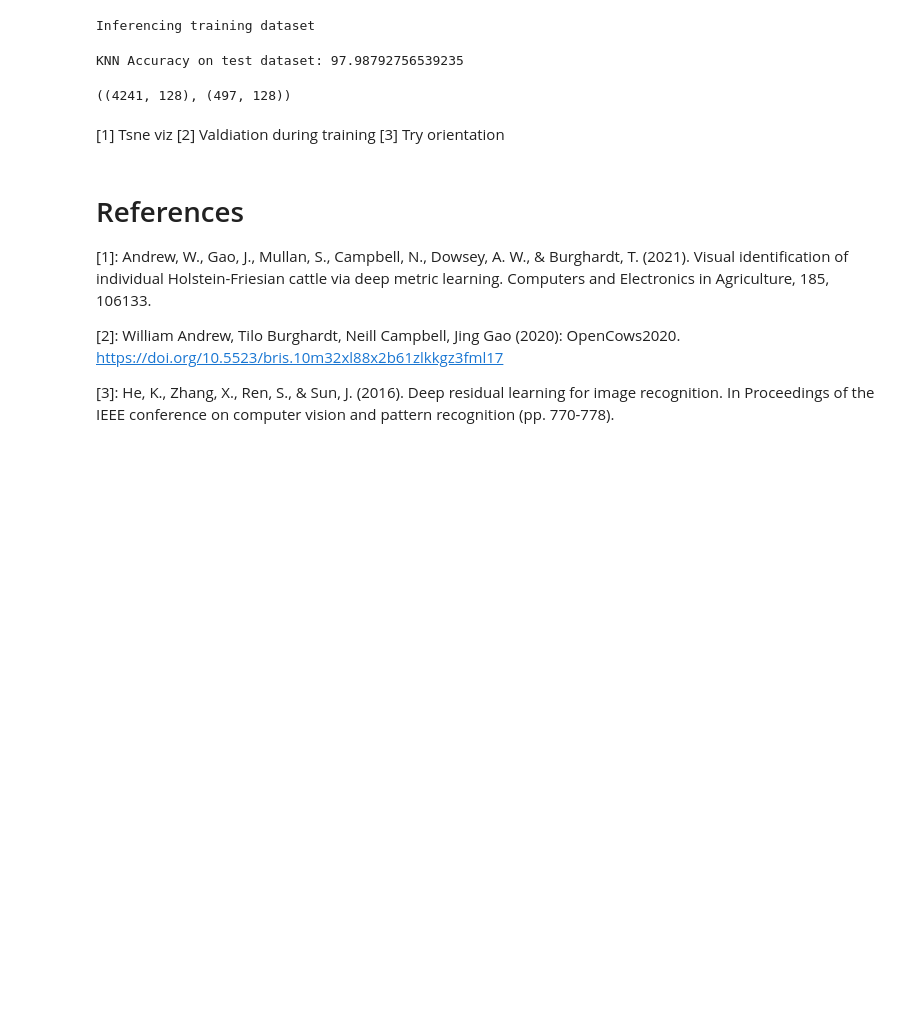
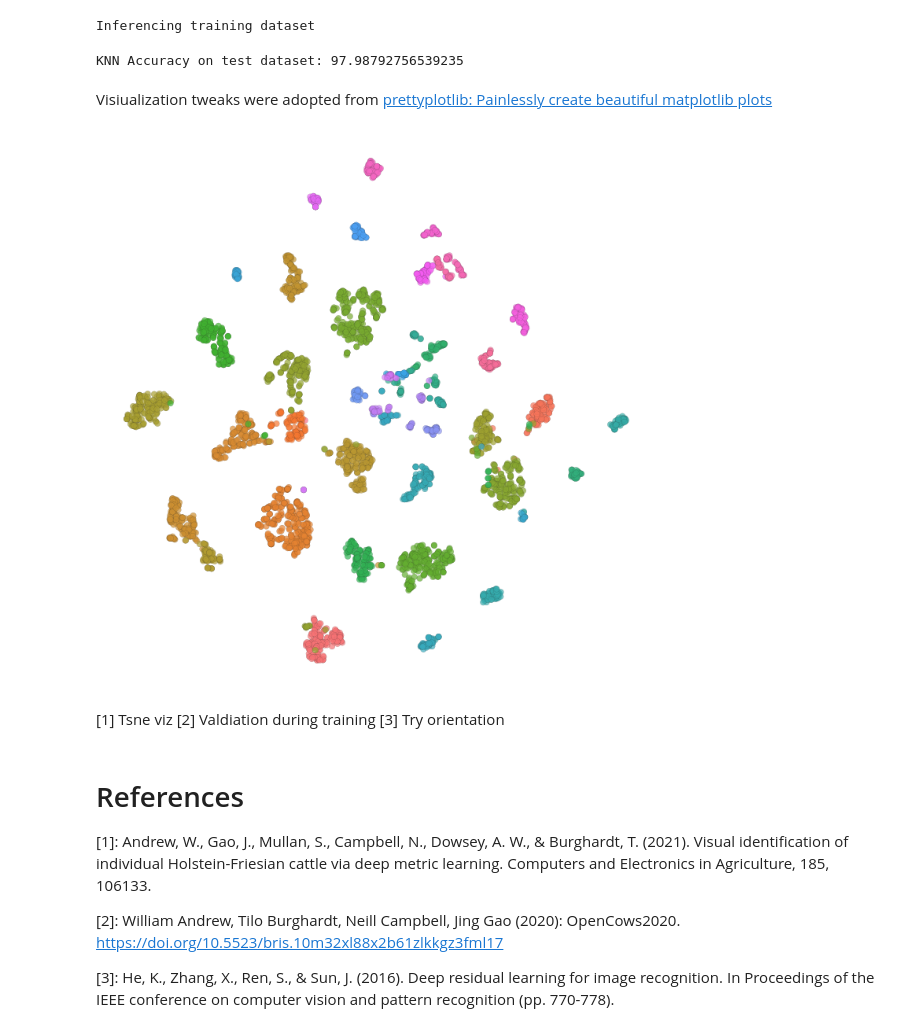
Before and after one commit to Asheeshkrsharma/Identification-OpenCows, a Jupyter notebook: evaluationV3.ipynb, the cells around one changed output. Cells and saved outputs as stored; diff of their text form; code cells hidden in the pictures; blank space fills up the shorter version.

```diff
--- a/evaluationV3.ipynb
+++ b/evaluationV3.ipynb
@@ -545,10 +551,33 @@ print("KNN Accuracy on test dataset: {}".format(calculateAccuracy(trainEMBD, tes
 Inferencing testing dataset
 Inferencing training dataset
 KNN Accuracy on test dataset: 97.98792756539235
-# %%
-trainEMBD.shape, testEMBD.shape
-# %% [output]
-((4241, 128), (497, 128))
+# %% [markdown]
+Visiualization tweaks were adopted from [prettyplotlib: Painlessly create beautiful matplotlib plots](https://olgabotvinnik.com/blog/prettyplotlib-painlessly-create-beautiful-matplotlib/)
+# %%
+import seaborn as sns
+from sklearn.manifold import TSNE
+
+# perplexity mentioned in the paper is 30
+tSNE = TSNE(n_components=2, learning_rate='auto', perplexity=30, init='pca')
+
+reduction = tSNE.fit_transform(trainEMBD)
+# %%
+plt.rcParams["figure.figsize"] = (10, 10)
+fig, ax = plt.subplots(1)
+
+colors = sns.color_palette("husl", trainDataset.getNumClasses() + 1)
+colors = [colors[int(label)] for label in trainLEMBD]
+
+ax.scatter(reduction[:,0], reduction[:,1], s=60, alpha=0.5, edgecolor='#262626', facecolor=colors, linewidth=0.15)
+# Remove spines (axis ticks)
+[ax.spines[spine].set_visible(False) for spine in ['top', 'right']]
+[ax.spines[spine].set_color('#262626') for spine in ['bottom', 'left']]
+ax.axis('off')
+ax.axis('tight')
+plt.tight_layout()
+plt.rcParams["figure.figsize"] = plt.rcParamsDefault["figure.figsize"]
+# %% [output]
+[figure, added]
 # %%
 torch.save(model.state_dict(), "./trainedModel98.pth")
 # %% [markdown]
```
Also changed, not shown: parts of 4 cells of this notebook, 1 other file.
